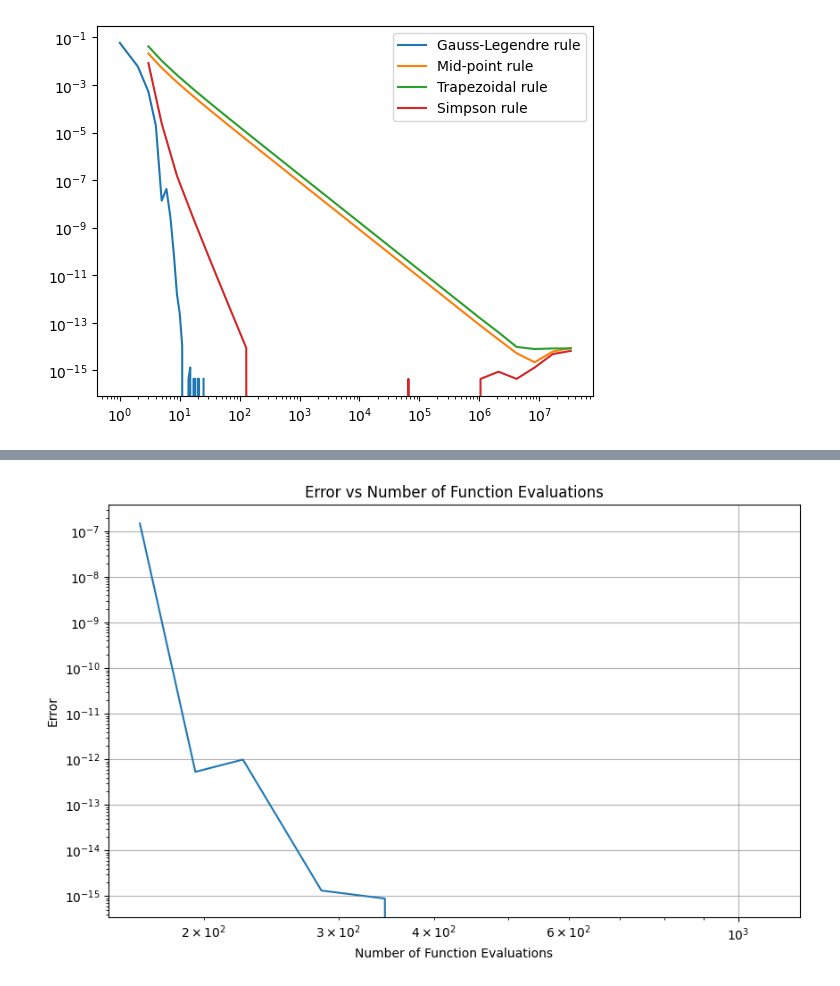
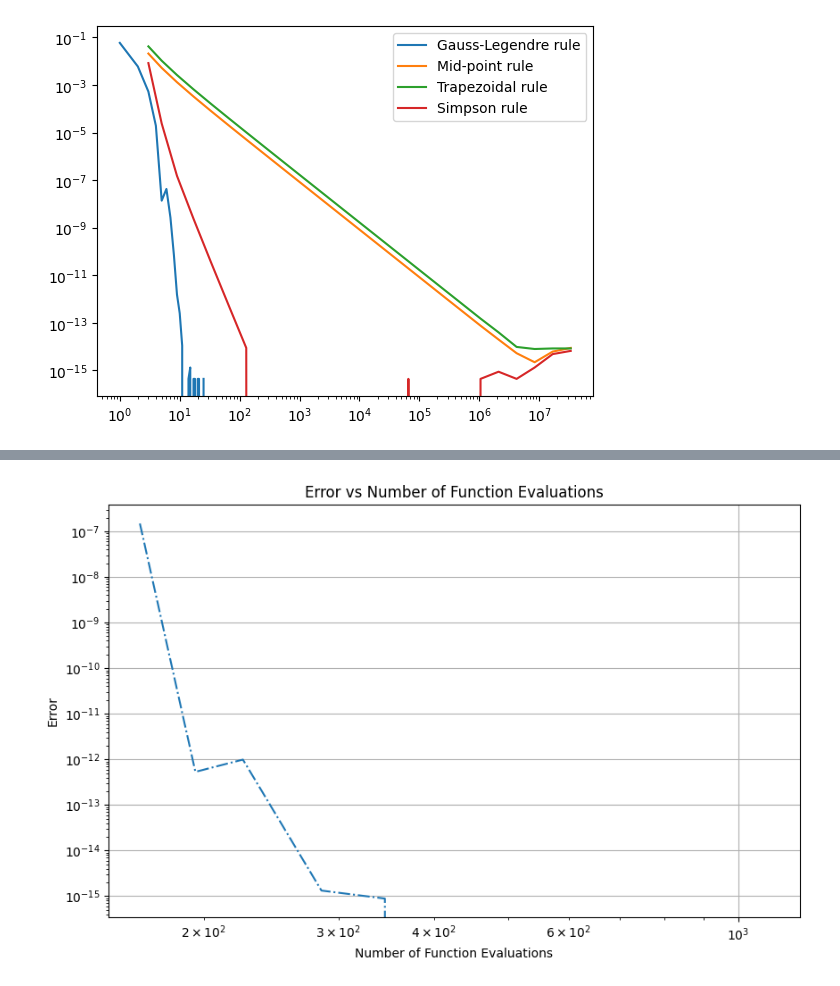
Before and after one commit to Fisieekk/MOwNiT, a Jupyter notebook: Lab7/1.ipynb, the cells around one changed output, grey strips where cells are left out. Saved outputs shown, nothing was run; the diff lists cells and outputs as text; code cells hidden in the pictures.

```diff
--- a/Lab7/1.ipynb
+++ b/Lab7/1.ipynb
@@ -176,12 +179,12 @@ def integrator_f3(f,exact):
 # %%
 errors_gk2, evaluations_gk2 = integrator_f3(f3,6)
 # Plotting
 plt.figure(figsize=(10, 6))
-plt.loglog(evaluations_gk2, errors_gk2)
+plt.loglog(evaluations_gk2, errors_gk2, ls="-.")
 plt.xlabel('Number of Function Evaluations')
 plt.ylabel('Error')
 plt.title('Error vs Number of Function Evaluations')
 plt.grid(True)
 plt.show()
 # %% [output]
-[figure, old version]
+[figure, new version]
```
Also changed, not shown: parts of 3 cells of this notebook.
